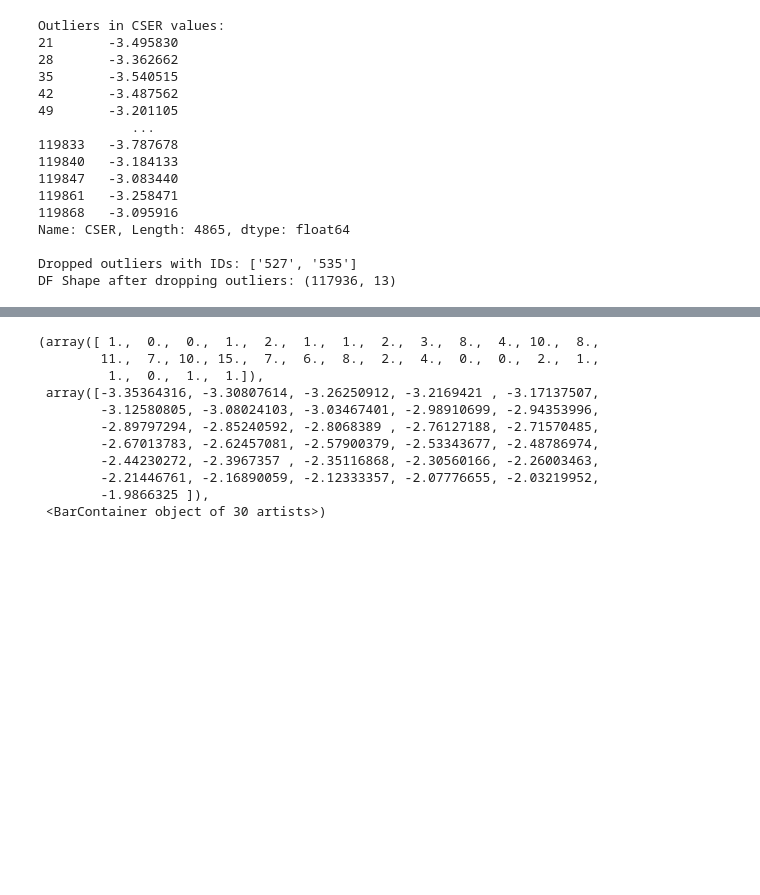
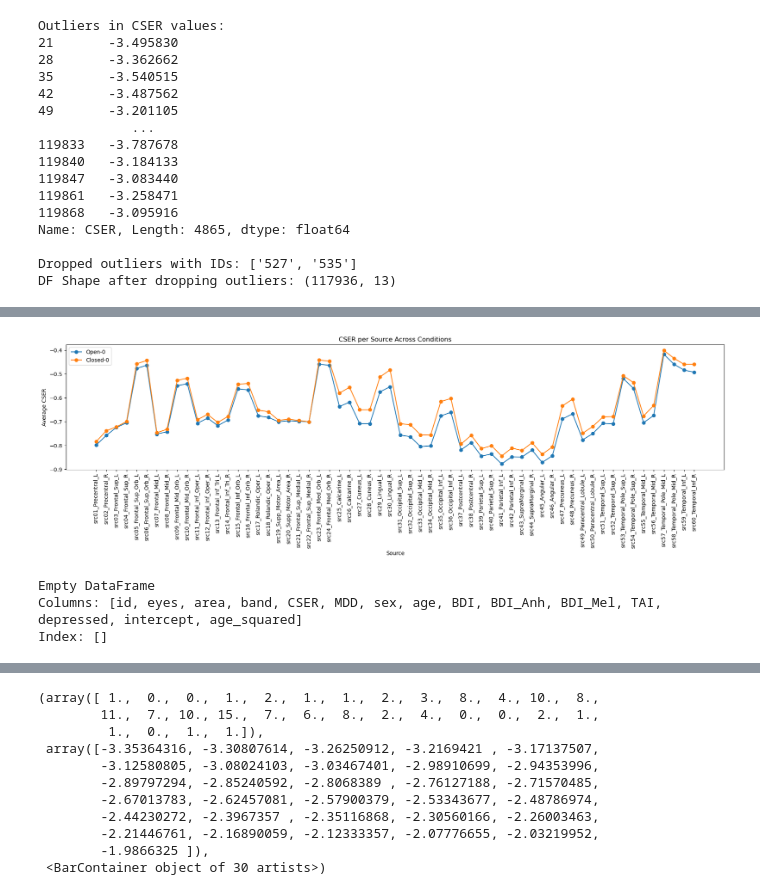
Before and after one commit to ldubravica/MScResearchProject, a Jupyter notebook: cser_analysis.ipynb, the cells around one changed output, grey strips where cells are left out. Drawn from its saved outputs; the diff is of its cells as text; code cells hidden in the pictures; blank space fills up the shorter version.

```diff
--- a/cser_analysis.ipynb
+++ b/cser_analysis.ipynb
@@ -411,3 +441,28 @@ for var in variables:
+# %%
+source_indices = np.arange(1, 61)
+
+plt.figure(figsize=(18, 6))
+for eyes in ['open', 'closed']:
+    for depressed in df['depressed'].unique():
+        mask = (df['eyes'] == eyes) & (df['depressed'] == depressed)
+        avg = df.loc[mask, 'CSER'].groupby(df['area']).mean().reindex([f'src{i+1:02d}_{source_names[i]}' for i in range(60)])
+        plt.plot(source_indices, avg, marker='o', label=f'{eyes.capitalize()}-{depressed}')
+
+plt.xticks(source_indices, [f'src{idx+1:02d}_{source_names[idx]}' for idx in range(60)], rotation=90)
+plt.xlabel('Source')
+plt.ylabel('Average CSER')
+plt.title('CSER per Source Across Conditions')
+plt.legend()
+plt.tight_layout()
+plt.show()
+
+df_test = df[(df['depressed'] == 1)].copy()
+print(df_test)
+# %% [output]
+[figure, added]
+Empty DataFrame
+Columns: [id, eyes, area, band, CSER, MDD, sex, age, BDI, BDI_Anh, BDI_Mel, TAI, depressed, intercept, age_squared]
+Index: []
 # %%
 # Print significant t-values for each variable, eyes, brain region, and band
 regions = list(region_map.keys())
```
Also changed, not shown: parts of 9 cells of this notebook, 2 other files.
